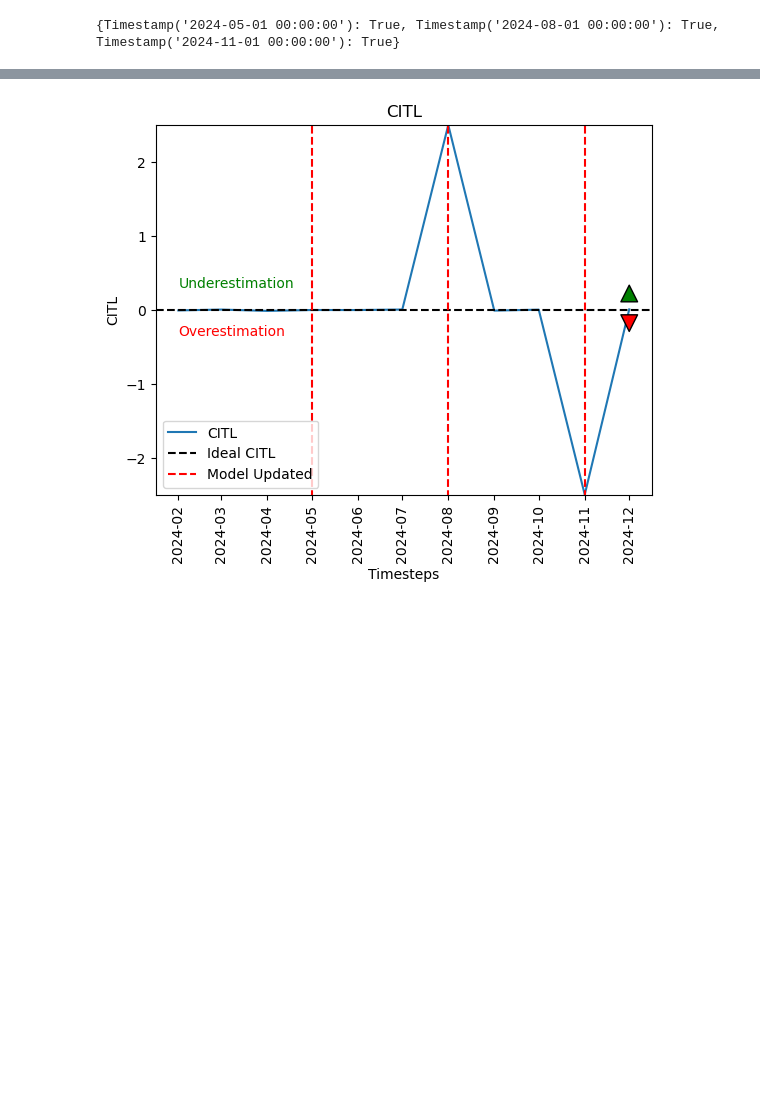
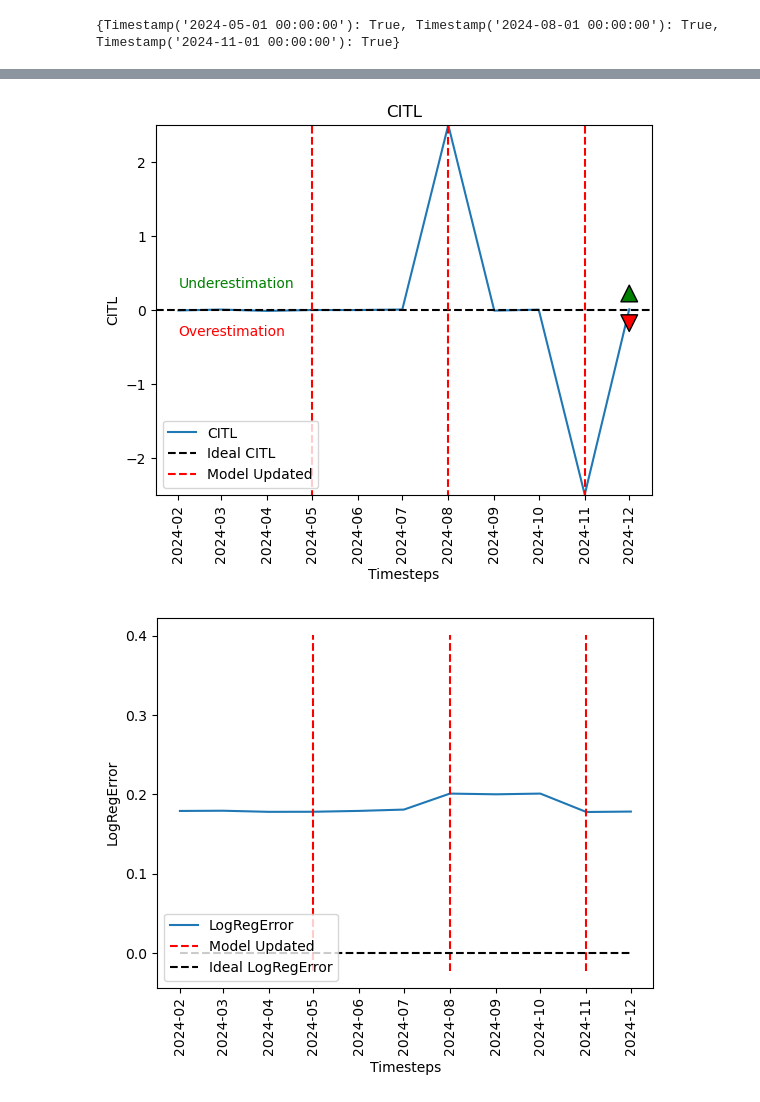
Before and after one commit to sdrelton/PREDICT, a Jupyter notebook: Examples/regular_recalibration_example.ipynb, the cells around one changed output, grey strips where cells are left out. Drawn from its saved outputs; the diff is of its cells as text; code cells hidden in the pictures; blank space fills up the shorter version.

Commit message:
Log reg error added

```diff
--- a/Examples/regular_recalibration_example.ipynb
+++ b/Examples/regular_recalibration_example.ipynb
@@ -87,6 +87,7 @@ mytest.addLogHook(CITL(model))
 # mytest.addLogHook(Precision(model))
 # mytest.addLogHook(Sensitivity(model))
 # mytest.addLogHook(Specificity(model))
+mytest.addLogHook(LogRegError(model))
 # %%
 mytest.run()
 # %%
@@ -99,16 +100,18 @@ if 'Model Updated' in log:
 # %%
 AccuracyPlot(log)
 CalibrationSlopePlot(log)
 CITLPlot(log)
 # CoxSnellPlot(log)
 # AUPRCPlot(log)
 # AUROCPlot(log)
 # F1ScorePlot(log)
 # OEPlot(log)
 # PrecisionPlot(log)
 # SensitivityPlot(log)
 # SpecificityPlot(log)
+LogRegErrorPlot(log)
 # %% [output]
 [figure]
 [figure]
 [figure]
+[figure, added]
```
Also changed, not shown: 3 other files.
